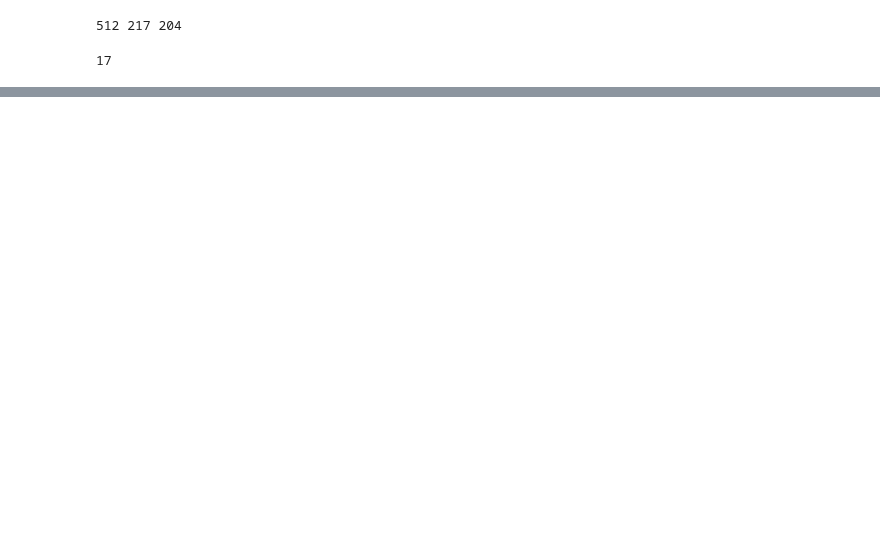
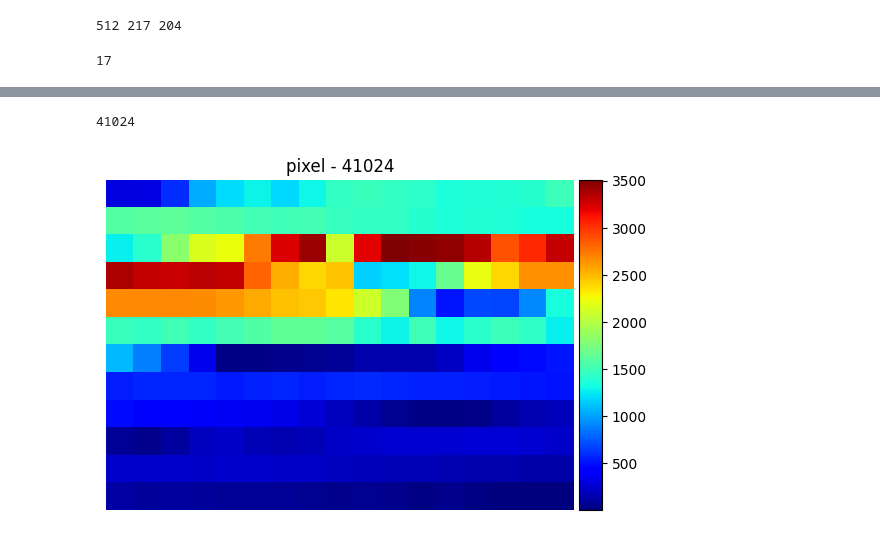
Before and after one commit to PeterAvgerinos/Data-Analysis-and-Machine-Learning, a Jupyter notebook: Projects/HSI Classification/HSI_Classification.ipynb, the cells around one changed output, grey strips where cells are left out. Saved outputs shown, nothing was run; the diff lists cells and outputs as text; code cells hidden in the pictures; blank space fills up the shorter version.

```diff
--- a/Projects/HSI Classification/HSI_Classification.ipynb
+++ b/Projects/HSI Classification/HSI_Classification.ipynb
@@ -201 +240,10 @@ hsi.plot_pixel_signature(hsi.get_random_pixels())
+# %%
+rand_n = np.random.randint(df.shape[0])
+rand_n
+# %% [output]
+41024
+# %%
+hsi.show_pixel(X.iloc[rand_n, :].values, rand_n)
+# %% [output]
+[figure, added]
 # %%
```
Also changed, not shown: parts of 17 cells of this notebook, 3 other files.
